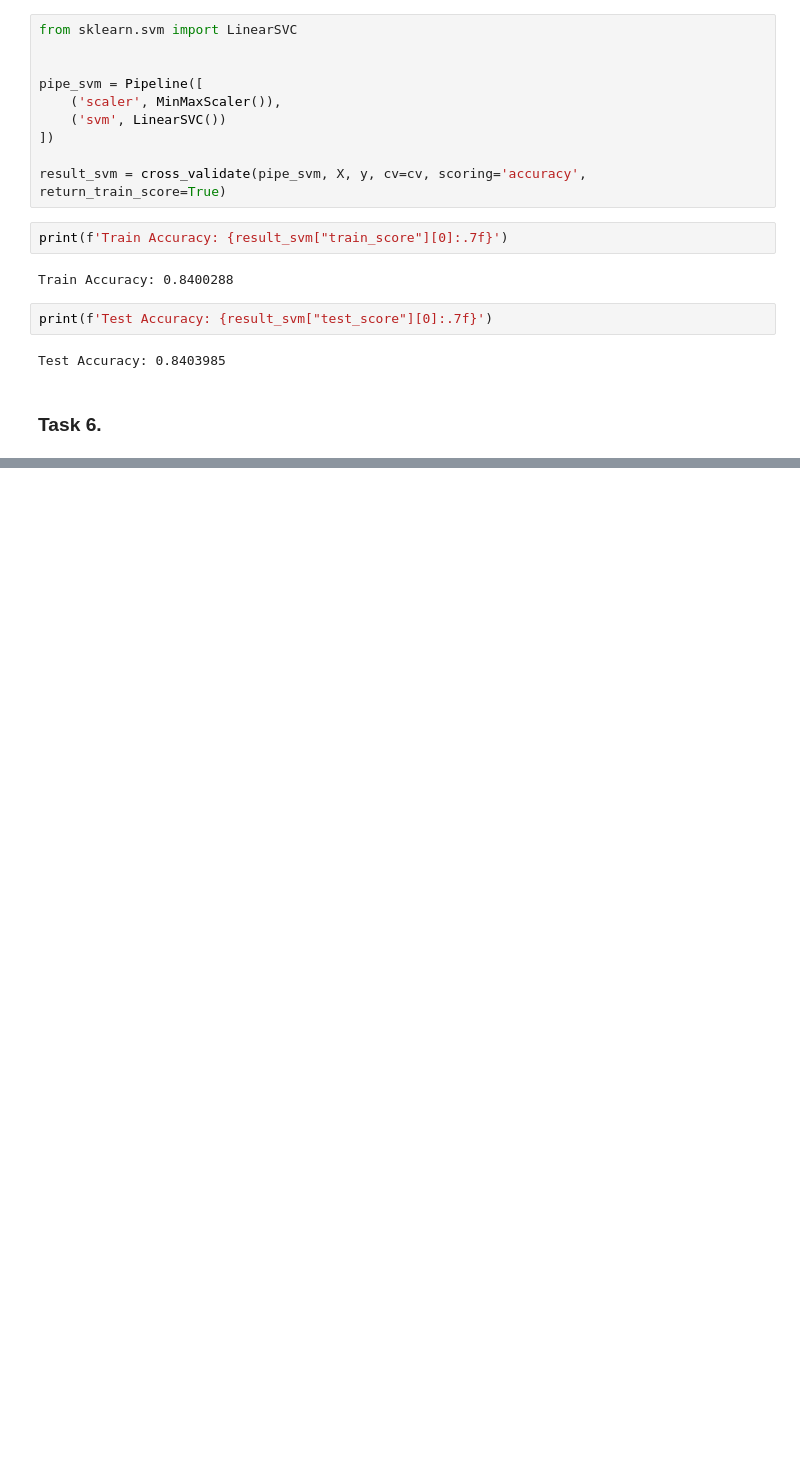
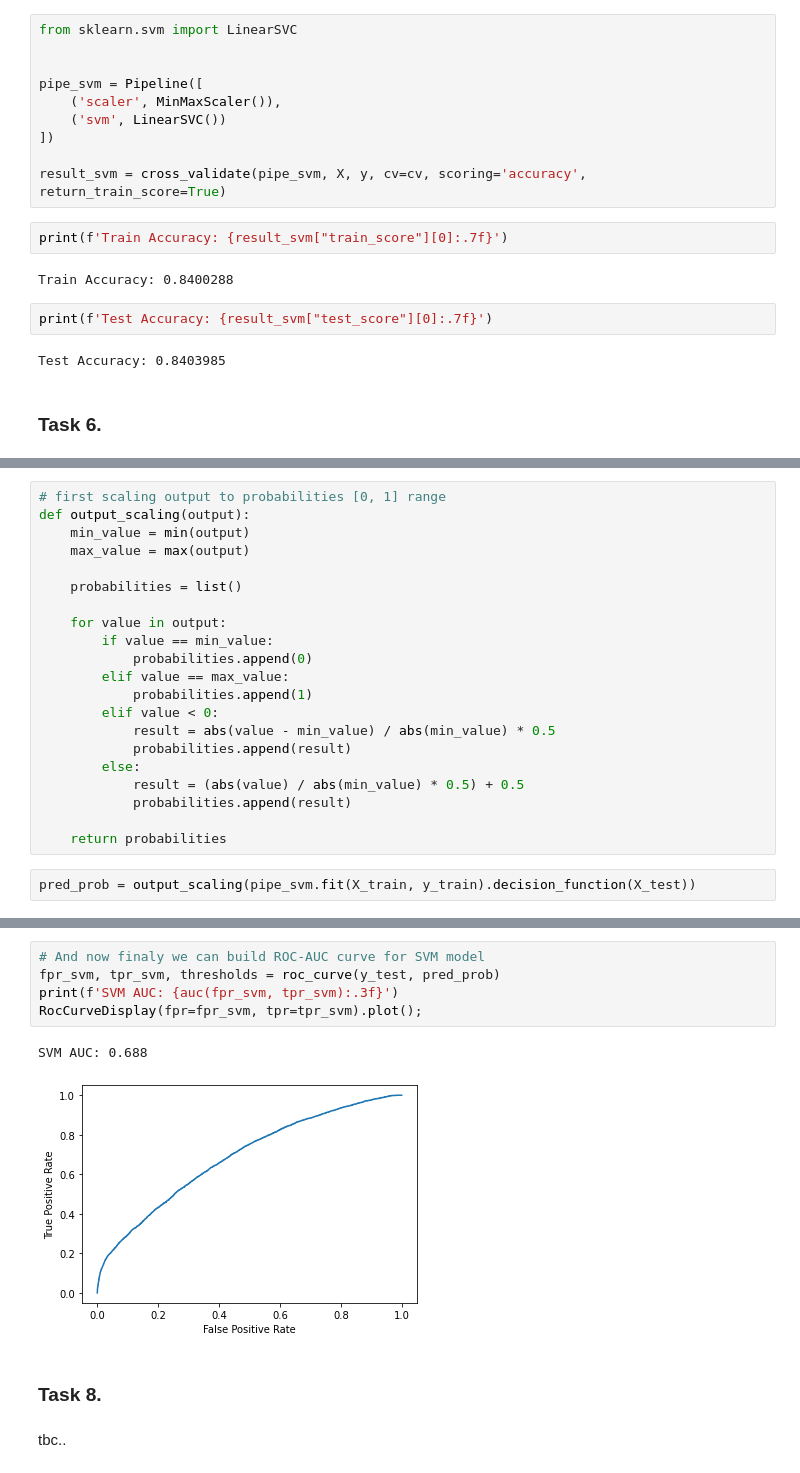
Before and after one commit to nktnlx/mle_course, a Jupyter notebook: 02_ml/13_svm.ipynb, the cells around one changed output, grey strips where cells are left out. Cells and saved outputs as stored; diff of their text form; blank space fills up the shorter version.

```diff
--- a/02_ml/13_svm.ipynb
+++ b/02_ml/13_svm.ipynb
@@ -128,0 +144,23 @@ tbc..
+# %%
+# first scaling output to probabilities [0, 1] range
+def output_scaling(output):
+    min_value = min(output)
+    max_value = max(output)
+
+    probabilities = list()
+
+    for value in output:
+        if value == min_value:
+            probabilities.append(0)
+        elif value == max_value:
+            probabilities.append(1)
+        elif value < 0:
+            result = abs(value - min_value) / abs(min_value) * 0.5
+            probabilities.append(result)
+        else:
+            result = (abs(value) / abs(min_value) * 0.5) + 0.5
+            probabilities.append(result)
+
+    return probabilities
+# %%
+pred_prob = output_scaling(pipe_svm.fit(X_train, y_train).decision_function(X_test))
@@ -128,0 +174,12 @@ tbc..
+# %%
+# And now finaly we can build ROC-AUC curve for SVM model
+fpr_svm, tpr_svm, thresholds = roc_curve(y_test, pred_prob)
+print(f'SVM AUC: {auc(fpr_svm, tpr_svm):.3f}')
+RocCurveDisplay(fpr=fpr_svm, tpr=tpr_svm).plot();
+# %% [output]
+SVM AUC: 0.688
+[figure, added]
+# %% [markdown]
+### Task 8.
+# %% [markdown]
+tbc..
```
Also changed, not shown: parts of 8 cells of this notebook.
